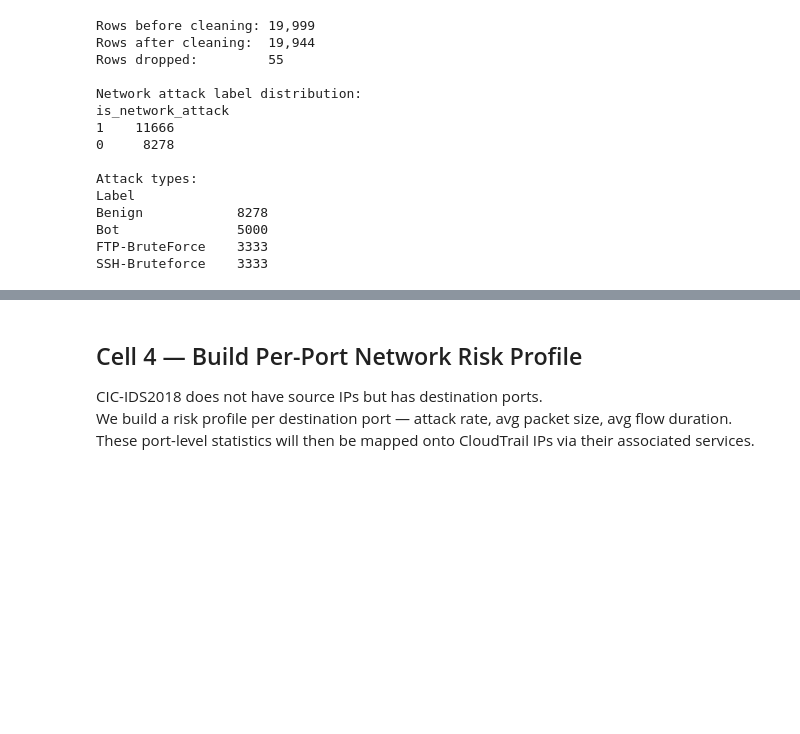
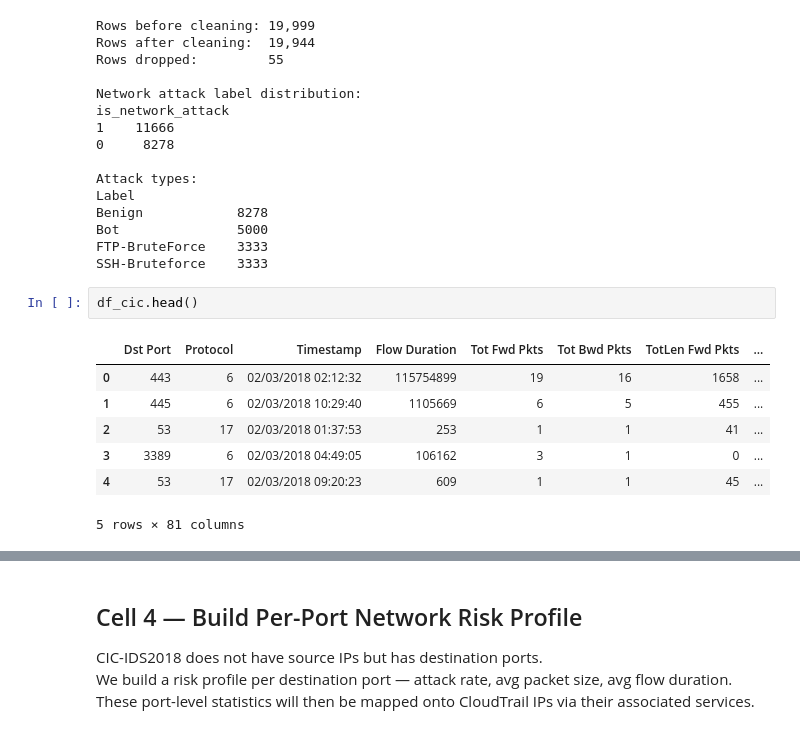
Before and after one commit to Philbert72/federated-hgnn-anomaly-detection, a Jupyter notebook: Notebooks/Phase2b_CIC_Integration.ipynb, the cells around one changed output, grey strips where cells are left out. Saved outputs shown, nothing was run; the diff lists cells and outputs as text; blank space fills up the shorter version.

```diff
--- a/Notebooks/Phase2b_CIC_Integration.ipynb
+++ b/Notebooks/Phase2b_CIC_Integration.ipynb
@@ -135,3 +154,13 @@ Benign            8278
 Bot               5000
 FTP-BruteForce    3333
 SSH-Bruteforce    3333
+# %%
+df_cic.head()
+# %% [output]
+|  | Dst Port | Protocol | Timestamp | Flow Duration | Tot Fwd Pkts | Tot Bwd Pkts | TotLen Fwd Pkts | ... |
+| 0 | 443 | 6 | 02/03/2018 02:12:32 | 115754899 | 19 | 16 | 1658 | ... |
+| 1 | 445 | 6 | 02/03/2018 10:29:40 | 1105669 | 6 | 5 | 455 | ... |
+| 2 | 53 | 17 | 02/03/2018 01:37:53 | 253 | 1 | 1 | 41 | ... |
+| 3 | 3389 | 6 | 02/03/2018 04:49:05 | 106162 | 3 | 1 | 0 | ... |
+| 4 | 53 | 17 | 02/03/2018 09:20:23 | 609 | 1 | 1 | 45 | ... |
+5 rows × 81 columns
```
Also changed, not shown: parts of 6 cells of this notebook, 5 other files.
